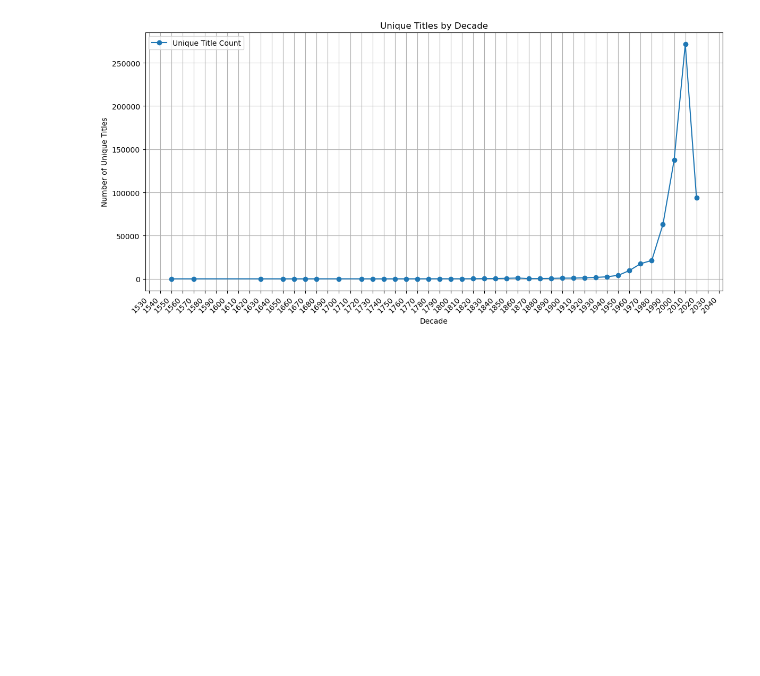
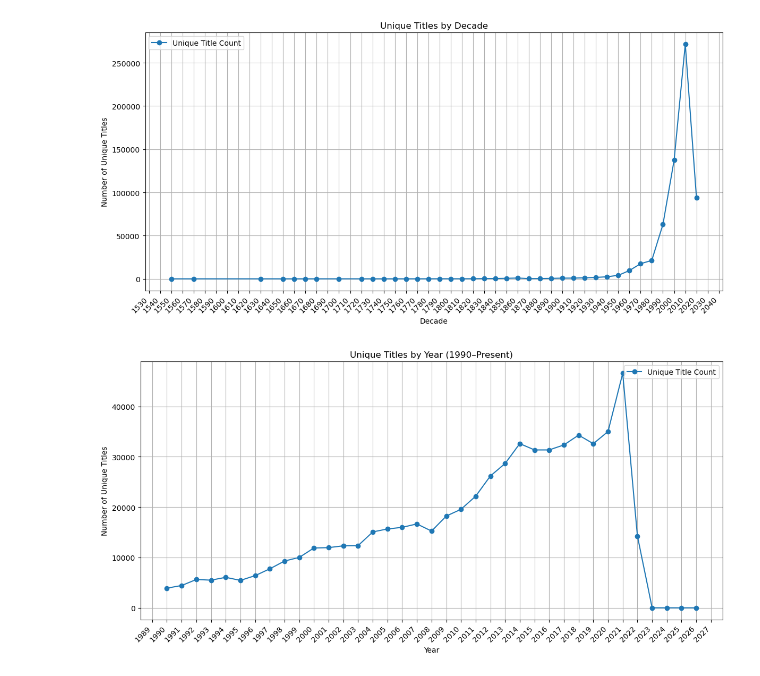
Before and after one commit to Destroy-gym/Louisville_Library_analysis, a Jupyter notebook: library_anaysis.ipynb, the cells around one changed output. Drawn from its saved outputs; the diff is of its cells as text; code cells hidden in the pictures; blank space fills up the shorter version.

```diff
--- a/library_anaysis.ipynb
+++ b/library_anaysis.ipynb
@@ -536,3 +536,33 @@ plt.tight_layout()
 plt.show()
 # %% [output]
 [figure]
+# %%
+year_df_filtered = year_df[year_df["PublicationYear"] >= 1990]
+
+year_counts = (
+    year_df_filtered.groupby("PublicationYear")["Title"]
+    .nunique()
+    .reset_index(name="Unique Title Count")
+)
+# %%
+ax = year_counts.plot(
+    x="PublicationYear",
+    y="Unique Title Count",
+    kind="line",
+    marker="o",
+    figsize=(12, 6),
+    title="Unique Titles by Year (1990–Present)"
+)
+
+ax.set_xlabel("Year")
+ax.set_ylabel("Number of Unique Titles")
+ax.grid(True)
+
+
+ax.xaxis.set_major_locator(MultipleLocator(1))
+
+plt.xticks(rotation=45, ha="right")
+plt.tight_layout()
+plt.show()
+# %% [output]
+[figure, added]
```
Also changed, not shown: 4 other files.
